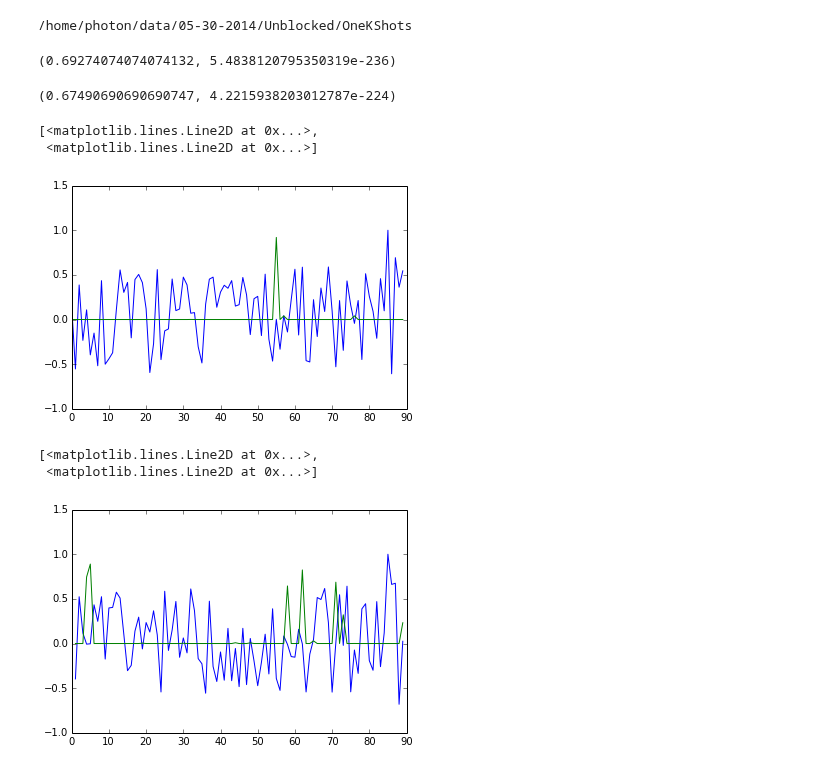
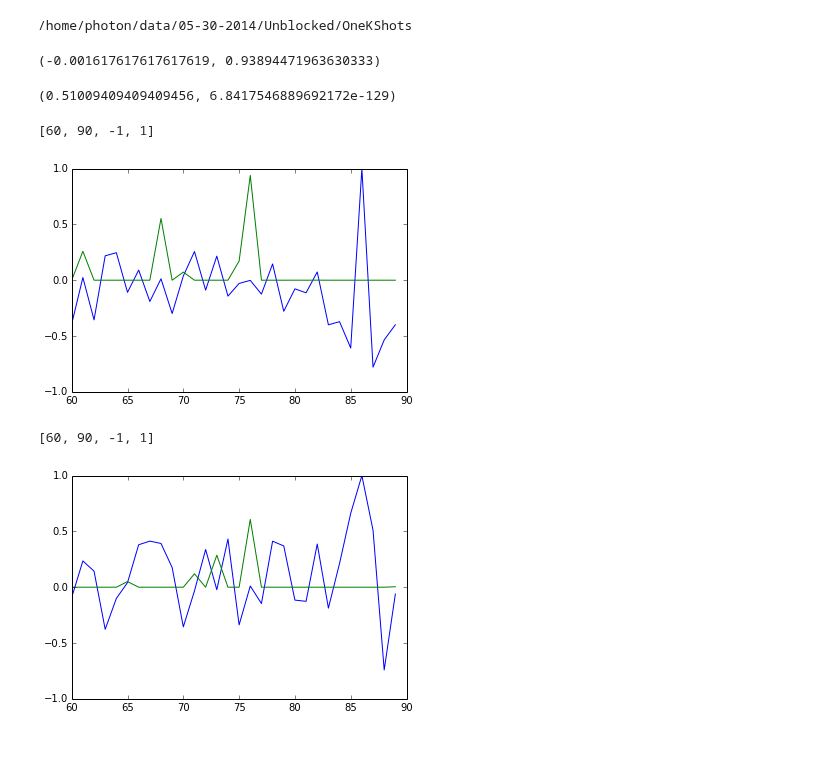
Before and after one commit to DawesLab/CCDimage, a Jupyter notebook: Two Mode Analysis.ipynb, the cells around one changed output. Saved outputs shown, nothing was run; the diff lists cells and outputs as text; code cells hidden in the pictures.

Commit message:
Correlation Plot

```diff
--- a/Two Mode Analysis.ipynb
+++ b/Two Mode Analysis.ipynb
@@ -125,7 +125,7 @@ data = np.load(filename_root + ".npy")
 # %%
 VacCorrected = data - vacFFT.reshape(400,1,1)
 # %%
-modeA = 85
+modeA = 86
 outputA = VacCorrected[modeA,:,:].flatten()  # Choose the mode to analyze
 y_real = np.real(outputA)
 y_imag = np.imag(outputA)
@@ -150,22 +150,22 @@ for i in range(0, 90):
     x_imag.append(np.imag(output_imag[i]))
     Tau_imag.append(sp.kendalltau(x_imag[i], y_imag))
 # %%
-Tau_real[87]
+Tau_real[76]
 # %% [output]
-(0.69274074074074132, 5.4838120795350319e-236)
+(-0.001617617617617619, 0.93894471963630333)
 # %%
 Tau_imag[87]
 # %% [output]
-(0.67490690690690747, 4.2215938203012787e-224)
+(0.51009409409409456, 6.8417546889692172e-129)
 # %%
 plot(mode_real, Tau_real)
+axis([60,90,-1,1])
 # %% [output]
-[<matplotlib.lines.Line2D at 0x...>,
- <matplotlib.lines.Line2D at 0x...>]
+[60, 90, -1, 1]
-[figure, old version]
+[figure, new version]
 # %%
 plot(mode_imag, Tau_imag)
+axis([60,90,-1,1])
 # %% [output]
-[<matplotlib.lines.Line2D at 0x...>,
- <matplotlib.lines.Line2D at 0x...>]
+[60, 90, -1, 1]
-[figure, old version]
+[figure, new version]
```
